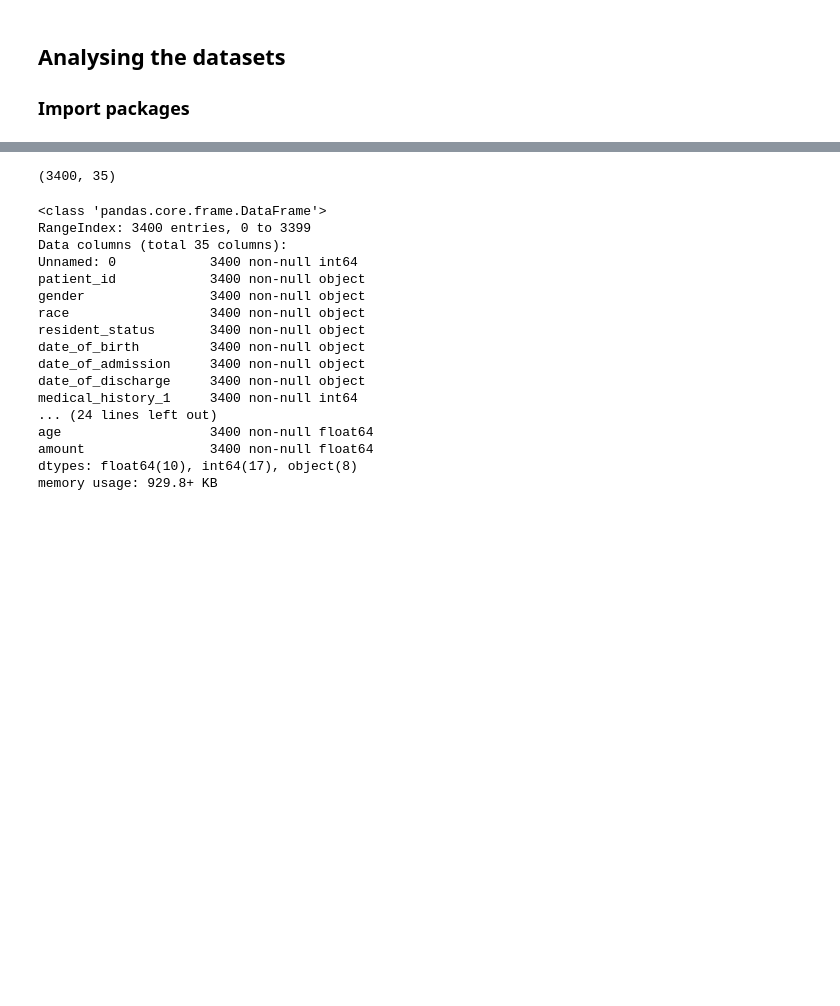
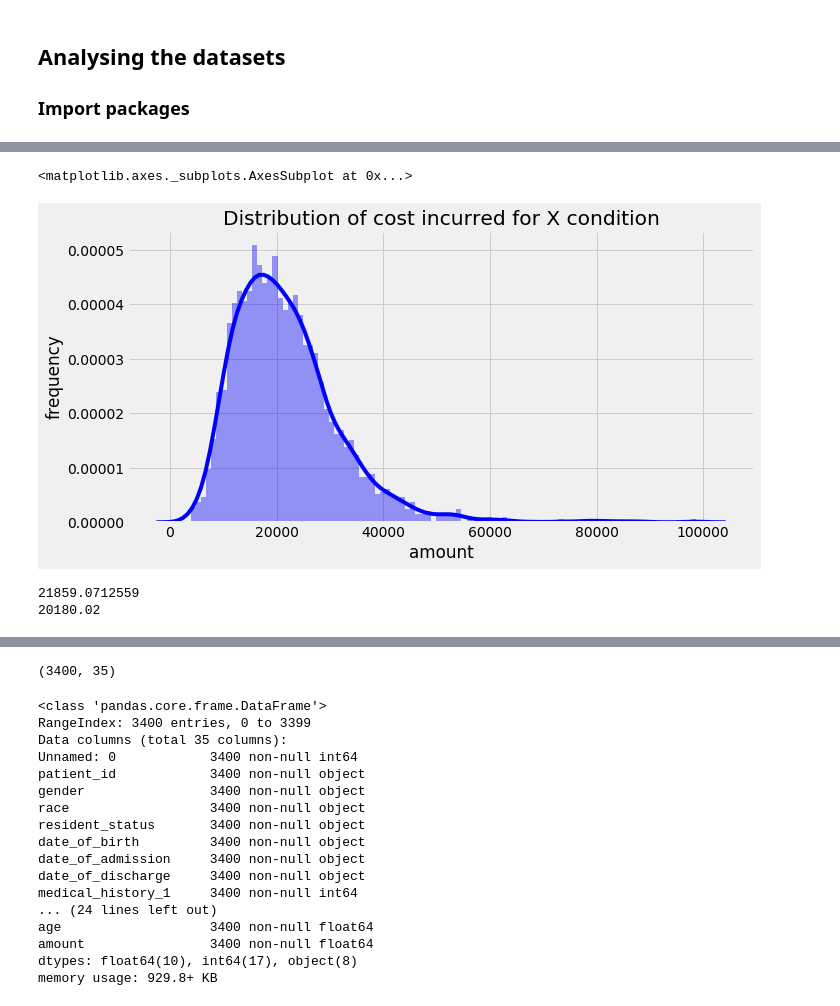
Before and after one commit to hafsalaeeque/cost-in-healthcare-DS-proj, a Jupyter notebook: Analysis for healthcare - Part 2.ipynb, the cells around one changed output, grey strips where cells are left out. Saved outputs shown, nothing was run; the diff lists cells and outputs as text; code cells hidden in the pictures; blank space fills up the shorter version.

```diff
--- a/Analysis for healthcare - Part 2.ipynb
+++ b/Analysis for healthcare - Part 2.ipynb
@@ -22,6 +29,7 @@ import numpy as np
 import seaborn as sns
 from datetime import datetime, timedelta
 %matplotlib inline
+plt.style.use('fivethirtyeight')
 
 import warnings
 warnings.filterwarnings("ignore")
@@ -34,0 +71,15 @@ A1 - Let's load the first dataset `bill_amount.csv`.
+# %%
+plt.figure(figsize=(10,5))
+plt.xlabel('bill incurred')
+plt.ylabel('frequency')
+plt.title('Distribution of cost incurred for X condition')
+sns.distplot(df['amount'], bins = 100, kde = True, color ='b')
+# %% [output]
+<matplotlib.axes._subplots.AxesSubplot at 0x...>
+[figure, added]
+# %%
+print df.amount.mean()
+print df.amount.median()
+# %% [output]
+21859.0712559
+20180.02
```
Also changed, not shown: parts of 103 cells of this notebook.
